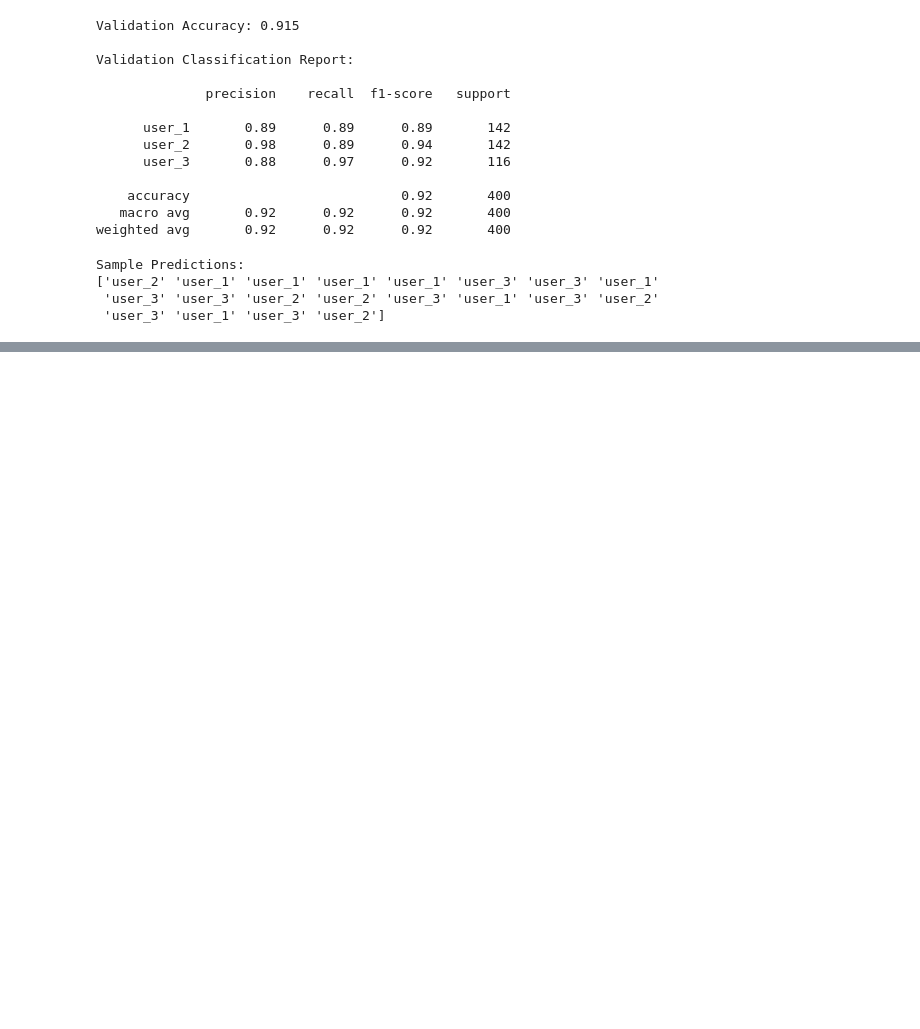
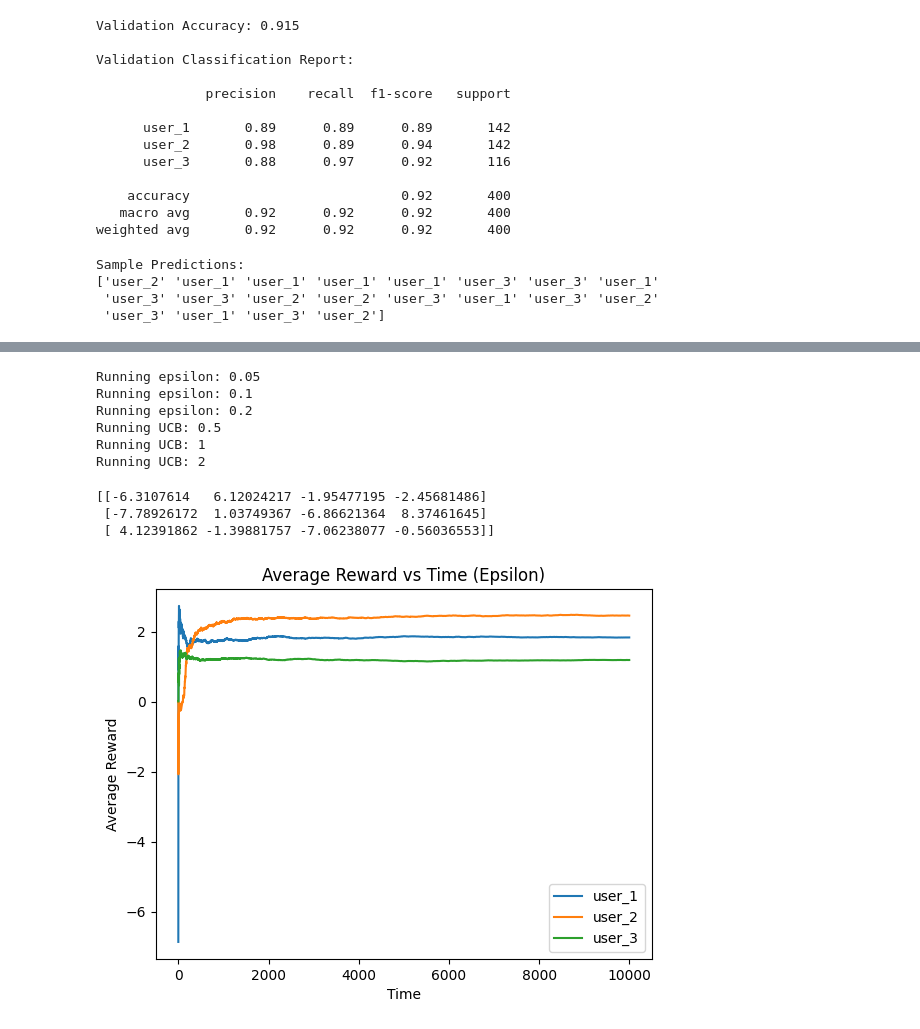
Before and after one commit to BhavyaPathak23/lab3-contextual-bandit, a Jupyter notebook: lab3_results_U20230136.ipynb, the cells around one changed output, grey strips where cells are left out. Saved outputs shown, nothing was run; the diff lists cells and outputs as text; code cells hidden in the pictures; blank space fills up the shorter version.

Commit message:
Added Lab3 Part 2 implementation and final results

```diff
--- a/lab3_results_U20230136.ipynb
+++ b/lab3_results_U20230136.ipynb
@@ -129,0 +189,5 @@ Sample Predictions:
+# %%
+# CONTEXT GENERATION
+
+def random_context():
+    return np.random.randint(0,3)
@@ -129,0 +281,51 @@ Sample Predictions:
+# %%
+# RUN EXPERIMENTS
+
+eps_values=[0.05,0.1,0.2]
+ucb_values=[0.5,1,2]
+
+eps_results={}
+for e in eps_values:
+    print("Running epsilon:",e)
+    eps_results[e]=run_epsilon_greedy(e)
+
+ucb_results={}
+for c in ucb_values:
+    print("Running UCB:",c)
+    ucb_results[c]=run_ucb(c)
+
+softmax_Q,softmax_rewards=run_softmax()
+# %% [output]
+Running epsilon: 0.05
+Running epsilon: 0.1
+Running epsilon: 0.2
+Running UCB: 0.5
+Running UCB: 1
+Running UCB: 2
+# %%
+# FINAL POLICY
+
+final_Q=eps_results[0.1][0]
+print(final_Q)
+# %% [output]
+[[-6.3107614   6.12024217 -1.95477195 -2.45681486]
+ [-7.78926172  1.03749367 -6.86621364  8.37461645]
+ [ 4.12391862 -1.39881757 -7.06238077 -0.56036553]]
+# %%
+# EPSILON REWARD PLOT
+
+for ctx in range(3):
+
+    avg=np.cumsum(
+        eps_results[0.1][1][ctx]
+    )/(np.arange(T)+1)
+
+    plt.plot(avg,label=contexts[ctx])
+
+plt.xlabel("Time")
+plt.ylabel("Average Reward")
+plt.title("Average Reward vs Time (Epsilon)")
+plt.legend()
+plt.show()
+# %% [output]
+[figure, added]
```
Also changed, not shown: parts of 12 cells of this notebook.
